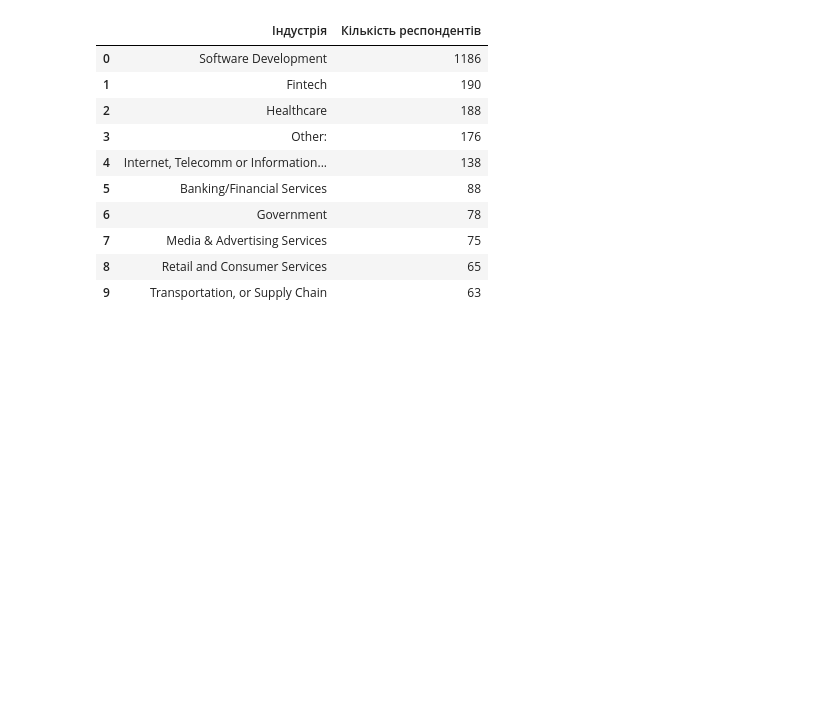
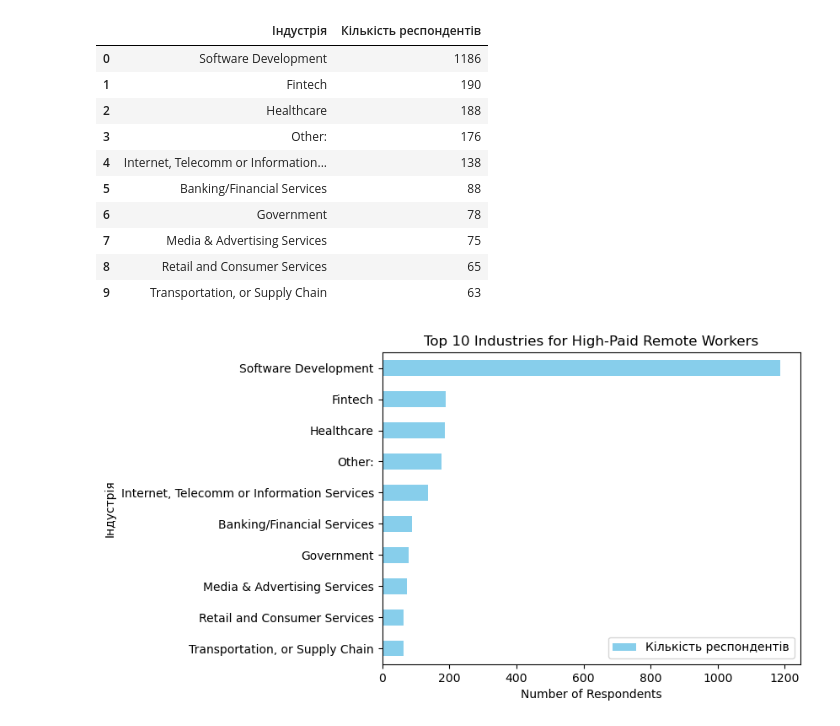
Before and after one commit to anetkaster-prog/Stack-Overflow-Developer-Survey-Analysis-Python-Pandas, a Jupyter notebook: Proect2_Alekseienko.ipynb, the cells around one changed output. Drawn from its saved outputs; the diff is of its cells as text; code cells hidden in the pictures; blank space fills up the shorter version.

```diff
--- a/Proect2_Alekseienko.ipynb
+++ b/Proect2_Alekseienko.ipynb
@@ -264,3 +288,13 @@ industry_report.head(10)
 | 7 | Media & Advertising Services | 75 |
 | 8 | Retail and Consumer Services | 65 |
 | 9 | Transportation, or Supply Chain | 63 |
+# %%
+import matplotlib.pyplot as plt
+
+industry_report.head(10).plot(kind='barh', x='Індустрія', y='Кількість респондентів', color='skyblue')
+plt.title('Top 10 Industries for High-Paid Remote Workers')
+plt.xlabel('Number of Respondents')
+plt.gca().invert_yaxis() # щоб Software Development був зверху
+plt.show()
+# %% [output]
+[figure, added]
```
Also changed, not shown: parts of 1 cell of this notebook.
